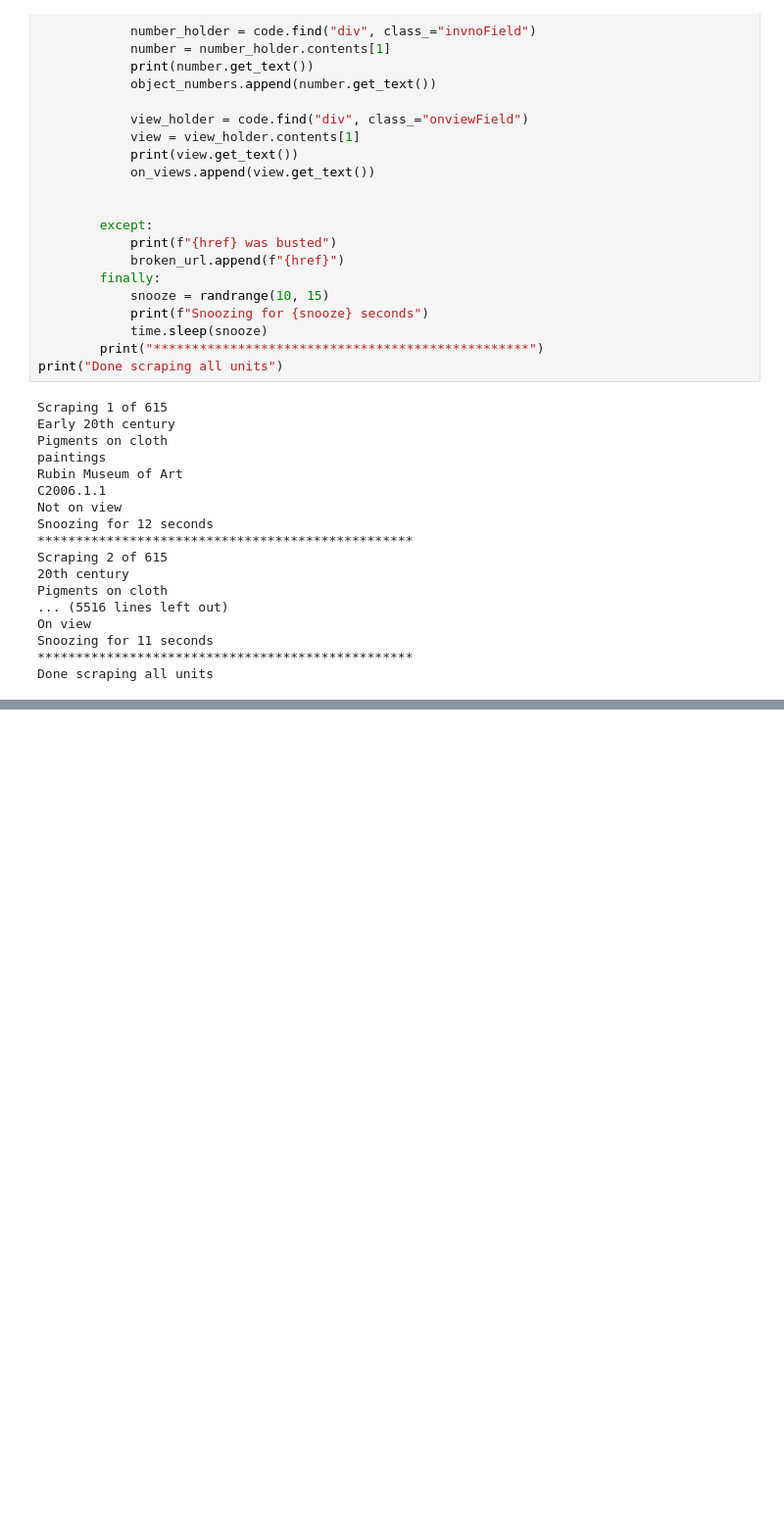
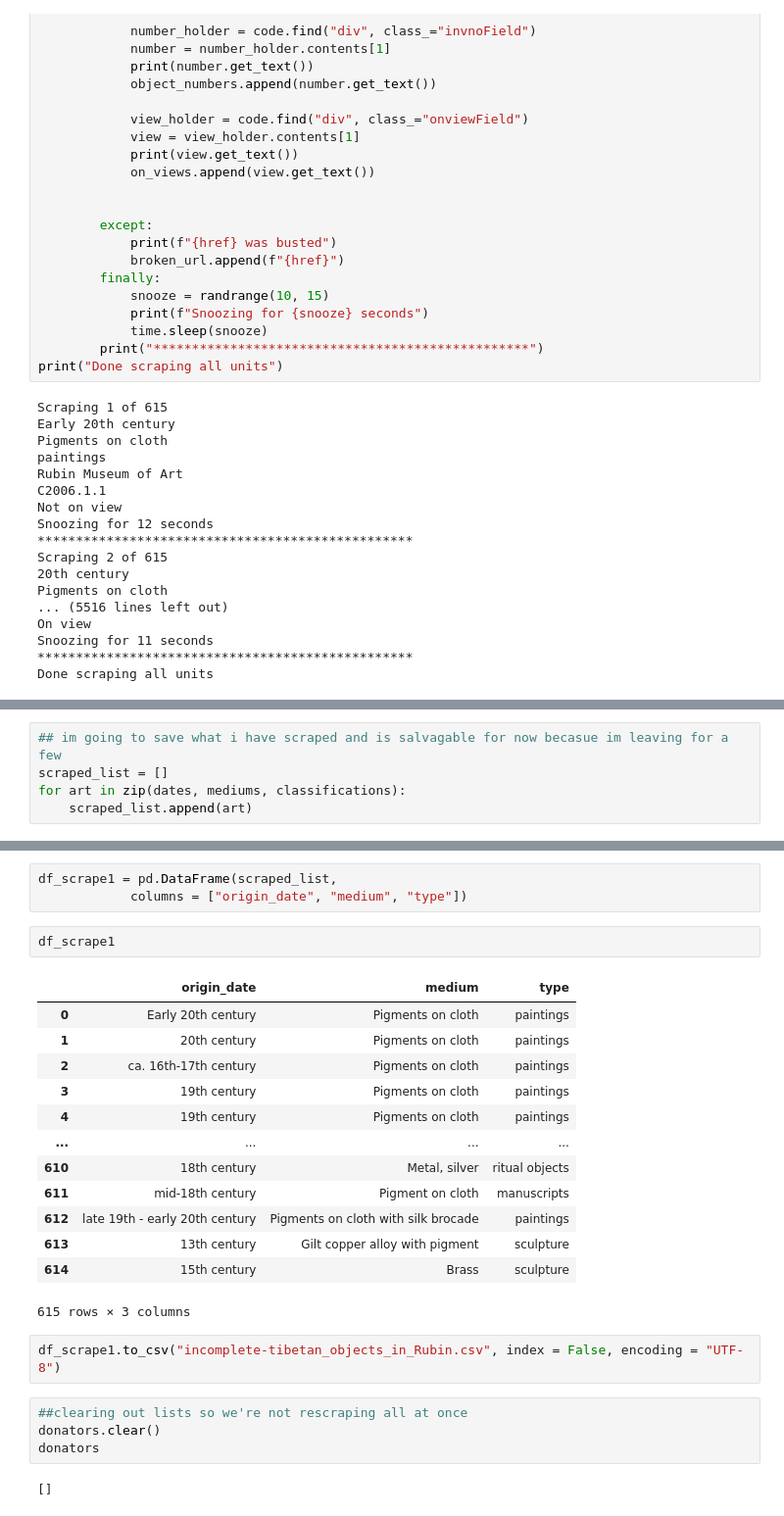
Before and after one commit to sajinashresthacoding/Rubin-scrape, a Jupyter notebook: TEST_Scraping_Rubin_Tibetan_art.ipynb, the cells around one changed output, grey strips where cells are left out. Shown at 98% size. Drawn from its saved outputs; the diff is of its cells as text; blank space fills up the shorter version.

Commit message:
downloaded already scraped things to save time

```diff
--- a/TEST_Scraping_Rubin_Tibetan_art.ipynb
+++ b/TEST_Scraping_Rubin_Tibetan_art.ipynb
@@ -344,0 +264,5 @@ KeyboardInterrupt:
+# %%
+## im going to save what i have scraped and is salvagable for now becasue im leaving for a few
+scraped_list = []
+for art in zip(dates, mediums, classifications):
+    scraped_list.append(art)
@@ -344,0 +289,27 @@ KeyboardInterrupt:
+# %%
+df_scrape1 = pd.DataFrame(scraped_list,
+            columns = ["origin_date", "medium", "type"])
+# %%
+df_scrape1
+# %% [output]
+|  | origin_date | medium | type |
+| 0 | Early 20th century | Pigments on cloth | paintings |
+| 1 | 20th century | Pigments on cloth | paintings |
+| 2 | ca. 16th-17th century | Pigments on cloth | paintings |
+| 3 | 19th century | Pigments on cloth | paintings |
+| 4 | 19th century | Pigments on cloth | paintings |
+| ... | ... | ... | ... |
+| 610 | 18th century | Metal, silver | ritual objects |
+| 611 | mid-18th century | Pigment on cloth | manuscripts |
+| 612 | late 19th - early 20th century | Pigments on cloth with silk brocade | paintings |
+| 613 | 13th century | Gilt copper alloy with pigment | sculpture |
+| 614 | 15th century | Brass | sculpture |
+615 rows × 3 columns
+# %%
+df_scrape1.to_csv("incomplete-tibetan_objects_in_Rubin.csv", index = False, encoding = "UTF-8")
+# %%
+##clearing out lists so we're not rescraping all at once
+donators.clear()
+donators
+# %% [output]
+[]
```
Also changed, not shown: parts of 12 cells of this notebook.
